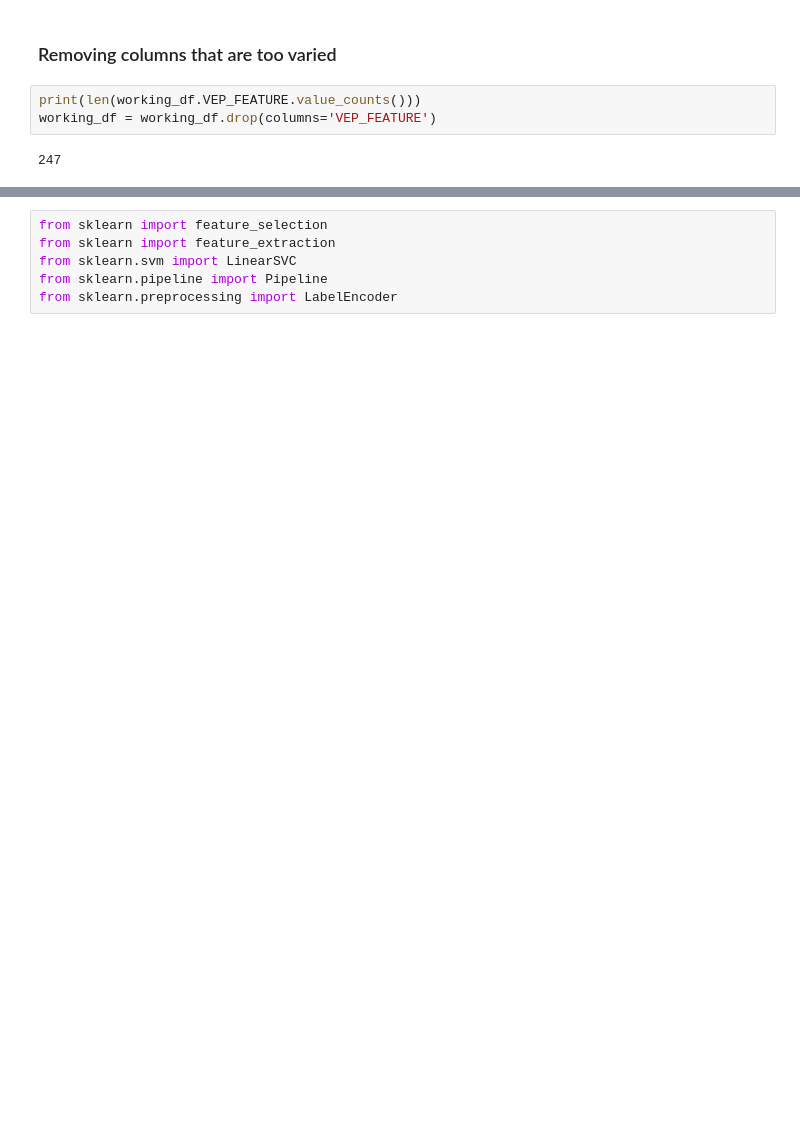
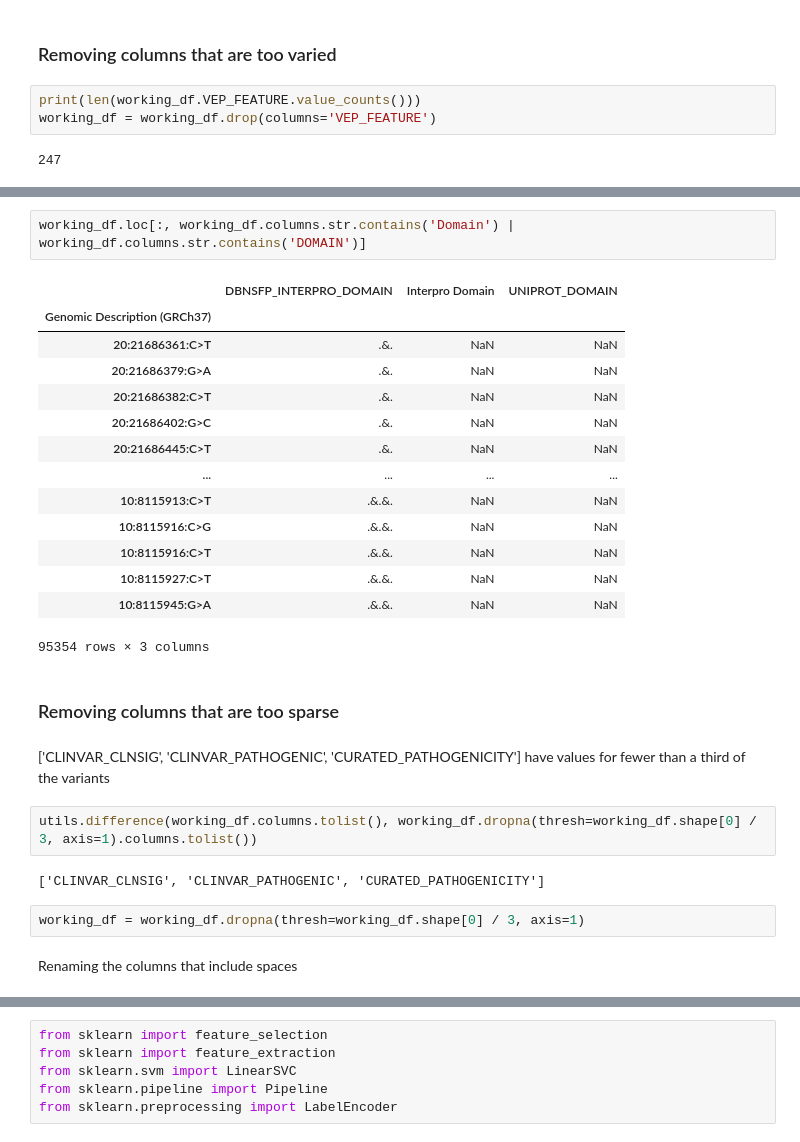
Before and after one commit to seanrobryan/ML-Variant-Classification, a Jupyter notebook: model_building.ipynb, the cells around one changed output, grey strips where cells are left out. Cells and saved outputs as stored; diff of their text form; blank space fills up the shorter version.

```diff
--- a/model_building.ipynb
+++ b/model_building.ipynb
@@ -584,0 +618,29 @@ working_df = working_df.drop(columns='VEP_FEATURE')
+# %%
+working_df.loc[:, working_df.columns.str.contains('Domain') | working_df.columns.str.contains('DOMAIN')]
+# %% [output]
+|  | DBNSFP_INTERPRO_DOMAIN | Interpro Domain | UNIPROT_DOMAIN |
+| Genomic Description (GRCh37) |  |  |  |
+| 20:21686361:C>T | .&. | NaN | NaN |
+| 20:21686379:G>A | .&. | NaN | NaN |
+| 20:21686382:C>T | .&. | NaN | NaN |
+| 20:21686402:G>C | .&. | NaN | NaN |
+| 20:21686445:C>T | .&. | NaN | NaN |
+| ... | ... | ... | ... |
+| 10:8115913:C>T | .&.&. | NaN | NaN |
+| 10:8115916:C>G | .&.&. | NaN | NaN |
+| 10:8115916:C>T | .&.&. | NaN | NaN |
+| 10:8115927:C>T | .&.&. | NaN | NaN |
+| 10:8115945:G>A | .&.&. | NaN | NaN |
+95354 rows × 3 columns
+# %% [markdown]
+### Removing columns that are too sparse
+# %% [markdown]
+['CLINVAR_CLNSIG', 'CLINVAR_PATHOGENIC', 'CURATED_PATHOGENICITY'] have values for fewer than a third of the variants
+# %%
+utils.difference(working_df.columns.tolist(), working_df.dropna(thresh=working_df.shape[0] / 3, axis=1).columns.tolist())
+# %% [output]
+['CLINVAR_CLNSIG', 'CLINVAR_PATHOGENIC', 'CURATED_PATHOGENICITY']
+# %%
+working_df = working_df.dropna(thresh=working_df.shape[0] / 3, axis=1)
+# %% [markdown]
+Renaming the columns that include spaces
```
Also changed, not shown: parts of 37 cells of this notebook.
